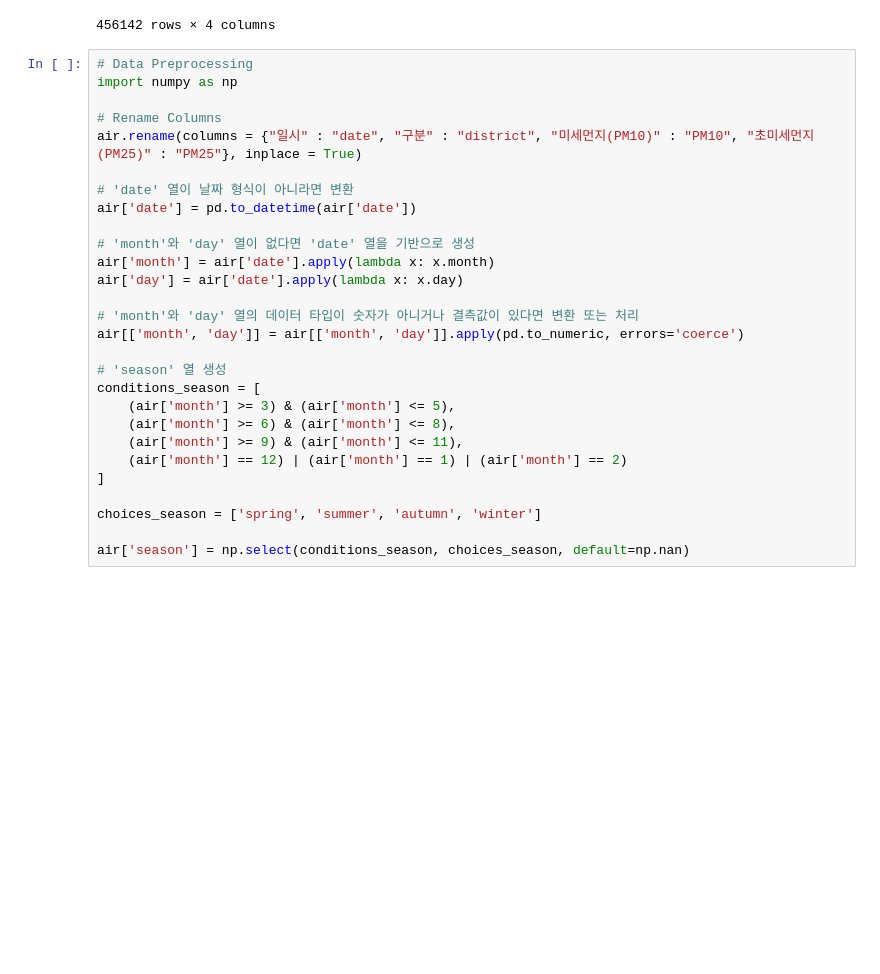
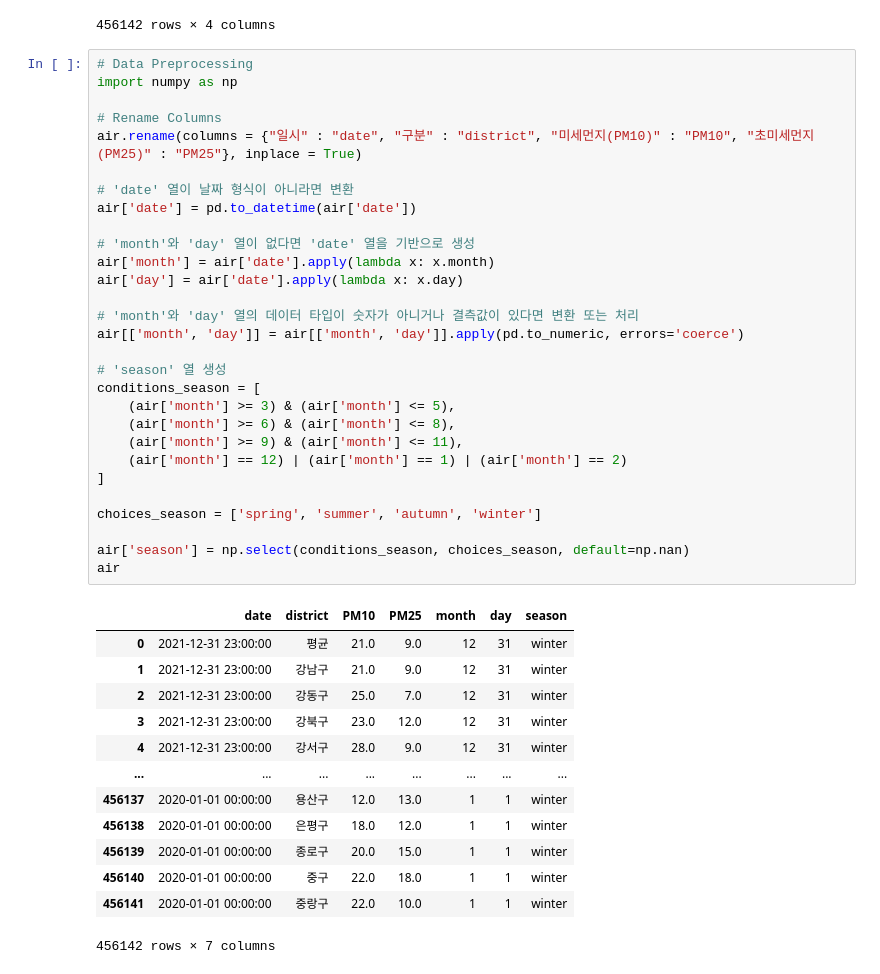
Before and after one commit to HuniHuns/SDA-TeamProject, a Jupyter notebook: TeamP.ipynb, the cells around one changed output. Drawn from its saved outputs; the diff is of its cells as text; blank space fills up the shorter version.

```diff
--- a/TeamP.ipynb
+++ b/TeamP.ipynb
@@ -34,31 +34,46 @@ air
 # %%
 # Data Preprocessing
 import numpy as np
 
 # Rename Columns
 air.rename(columns = {"일시" : "date", "구분" : "district", "미세먼지(PM10)" : "PM10", "초미세먼지(PM25)" : "PM25"}, inplace = True)
 
 # 'date' 열이 날짜 형식이 아니라면 변환
 air['date'] = pd.to_datetime(air['date'])
 
 # 'month'와 'day' 열이 없다면 'date' 열을 기반으로 생성
 air['month'] = air['date'].apply(lambda x: x.month)
 air['day'] = air['date'].apply(lambda x: x.day)
 
 # 'month'와 'day' 열의 데이터 타입이 숫자가 아니거나 결측값이 있다면 변환 또는 처리
 air[['month', 'day']] = air[['month', 'day']].apply(pd.to_numeric, errors='coerce')
 
 # 'season' 열 생성
 conditions_season = [
     (air['month'] >= 3) & (air['month'] <= 5),
     (air['month'] >= 6) & (air['month'] <= 8),
     (air['month'] >= 9) & (air['month'] <= 11),
     (air['month'] == 12) | (air['month'] == 1) | (air['month'] == 2)
 ]
 
 choices_season = ['spring', 'summer', 'autumn', 'winter']
 
 air['season'] = np.select(conditions_season, choices_season, default=np.nan)
+air
+# %% [output]
+|  | date | district | PM10 | PM25 | month | day | season |
+| 0 | 2021-12-31 23:00:00 | 평균 | 21.0 | 9.0 | 12 | 31 | winter |
+| 1 | 2021-12-31 23:00:00 | 강남구 | 21.0 | 9.0 | 12 | 31 | winter |
+| 2 | 2021-12-31 23:00:00 | 강동구 | 25.0 | 7.0 | 12 | 31 | winter |
+| 3 | 2021-12-31 23:00:00 | 강북구 | 23.0 | 12.0 | 12 | 31 | winter |
+| 4 | 2021-12-31 23:00:00 | 강서구 | 28.0 | 9.0 | 12 | 31 | winter |
+| ... | ... | ... | ... | ... | ... | ... | ... |
+| 456137 | 2020-01-01 00:00:00 | 용산구 | 12.0 | 13.0 | 1 | 1 | winter |
+| 456138 | 2020-01-01 00:00:00 | 은평구 | 18.0 | 12.0 | 1 | 1 | winter |
+| 456139 | 2020-01-01 00:00:00 | 종로구 | 20.0 | 15.0 | 1 | 1 | winter |
+| 456140 | 2020-01-01 00:00:00 | 중구 | 22.0 | 18.0 | 1 | 1 | winter |
+| 456141 | 2020-01-01 00:00:00 | 중랑구 | 22.0 | 10.0 | 1 | 1 | winter |
+456142 rows × 7 columns
 # %%
 from scipy import stats
 from scipy.stats import shapiro, bartlett
```
Also changed, not shown: parts of 11 cells of this notebook.
